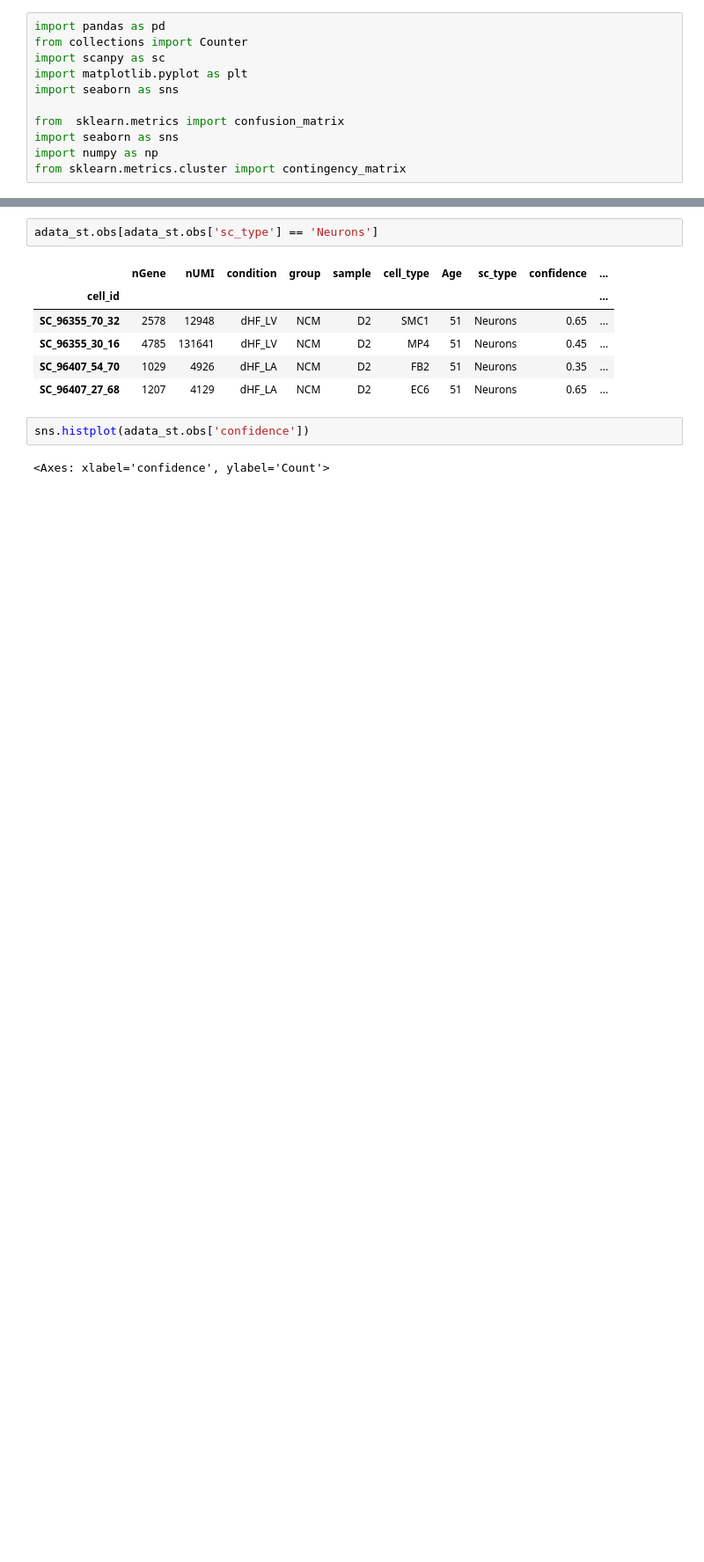
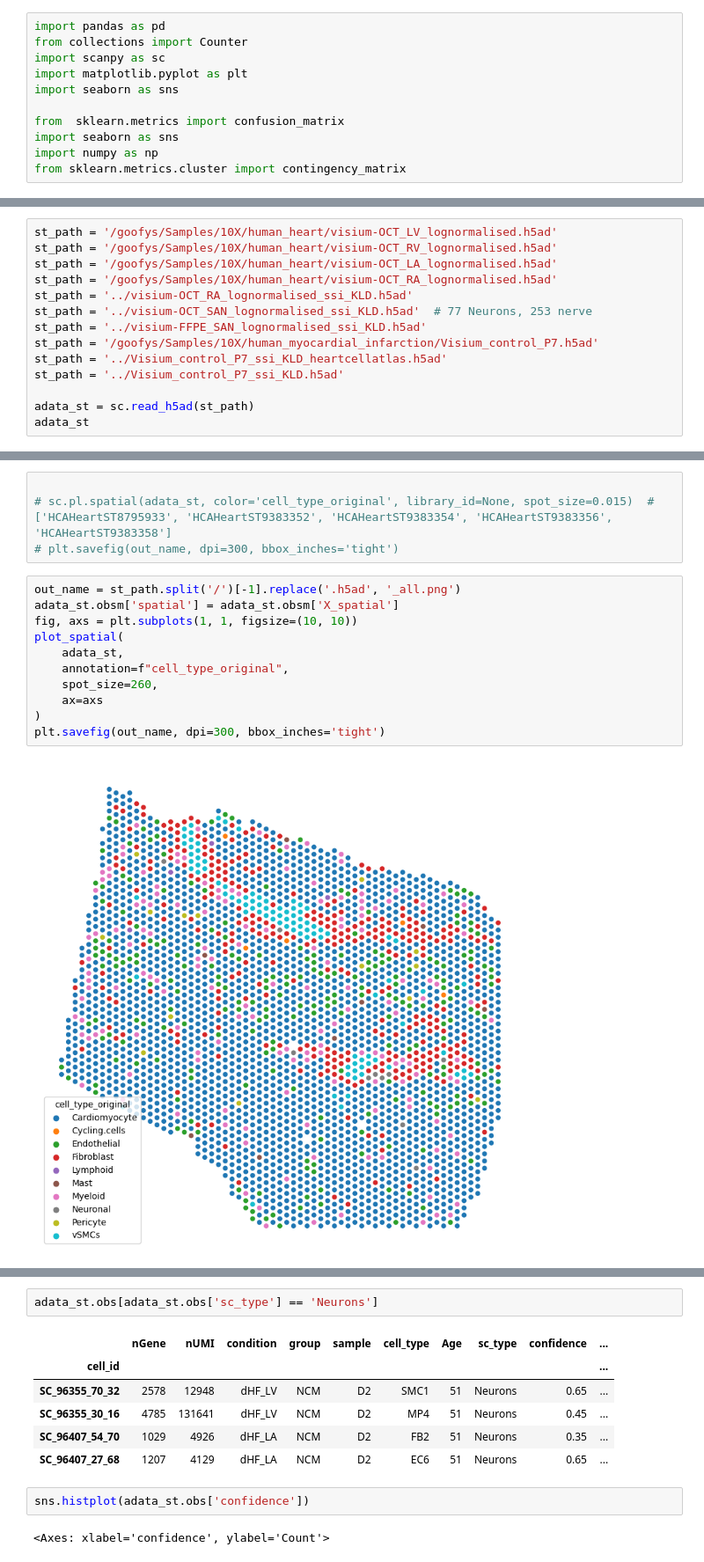
Before and after one commit to STOmics/CoDi, a Jupyter notebook: notebooks/neurons_in_heart.ipynb, the cells around one changed output, grey strips where cells are left out. Shown at 88% size. Cells and saved outputs as stored; diff of their text form; blank space fills up the shorter version.

```diff
--- a/notebooks/neurons_in_heart.ipynb
+++ b/notebooks/neurons_in_heart.ipynb
@@ -25,0 +12,14 @@ Counter({'Pericytes': 2382,
+# %%
+st_path = '/goofys/Samples/10X/human_heart/visium-OCT_LV_lognormalised.h5ad'
+st_path = '/goofys/Samples/10X/human_heart/visium-OCT_RV_lognormalised.h5ad'
+st_path = '/goofys/Samples/10X/human_heart/visium-OCT_LA_lognormalised.h5ad'
+st_path = '/goofys/Samples/10X/human_heart/visium-OCT_RA_lognormalised.h5ad'
+st_path = '../visium-OCT_RA_lognormalised_ssi_KLD.h5ad'
+st_path = '../visium-OCT_SAN_lognormalised_ssi_KLD.h5ad'  # 77 Neurons, 253 nerve
+st_path = '../visium-FFPE_SAN_lognormalised_ssi_KLD.h5ad'
+st_path = '/goofys/Samples/10X/human_myocardial_infarction/Visium_control_P7.h5ad'
+st_path = '../Visium_control_P7_ssi_KLD_heartcellatlas.h5ad'
+st_path = '../Visium_control_P7_ssi_KLD.h5ad'
+
+adata_st = sc.read_h5ad(st_path)
+adata_st
@@ -25,0 +36,17 @@ Counter({'Pericytes': 2382,
+# %%
+
+# sc.pl.spatial(adata_st, color='cell_type_original', library_id=None, spot_size=0.015)  # ['HCAHeartST8795933', 'HCAHeartST9383352', 'HCAHeartST9383354', 'HCAHeartST9383356', 'HCAHeartST9383358']
+# plt.savefig(out_name, dpi=300, bbox_inches='tight')
+# %%
+out_name = st_path.split('/')[-1].replace('.h5ad', '_all.png')
+adata_st.obsm['spatial'] = adata_st.obsm['X_spatial']
+fig, axs = plt.subplots(1, 1, figsize=(10, 10))
+plot_spatial(
+    adata_st,
+    annotation=f"cell_type_original",
+    spot_size=260,
+    ax=axs
+)
+plt.savefig(out_name, dpi=300, bbox_inches='tight')
+# %% [output]
+[figure, added]
```
Also changed, not shown: parts of 25 cells of this notebook, 1 other file.
